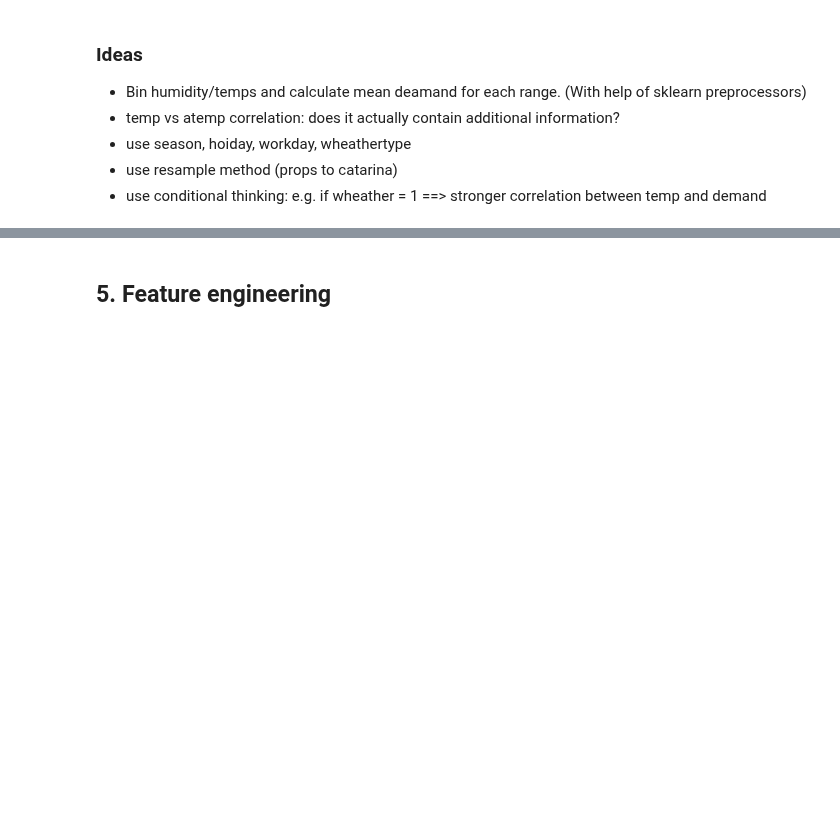
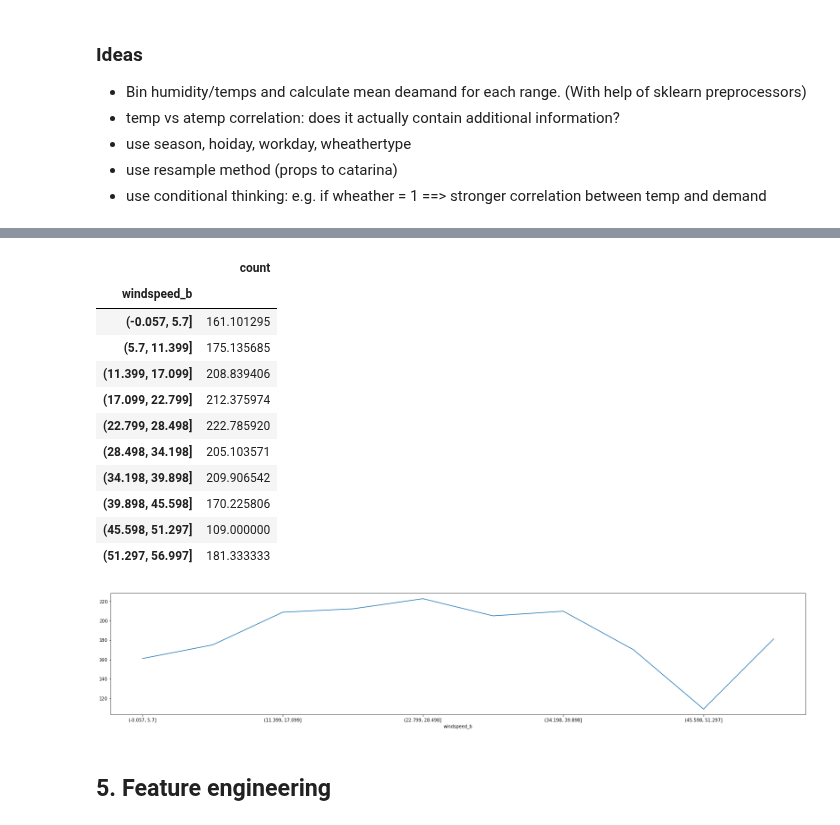
Before and after one commit to raphaelw/data-science-bootcamp, a Jupyter notebook: 03_week/project/bike_sharing_demand.ipynb, the cells around one changed output, grey strips where cells are left out. Drawn from its saved outputs; the diff is of its cells as text; code cells hidden in the pictures; blank space fills up the shorter version.

```diff
--- a/03_week/project/bike_sharing_demand.ipynb
+++ b/03_week/project/bike_sharing_demand.ipynb
@@ -262,3 +280,23 @@ High windspeeds go with decrease in demand.
+# %%
+# binning
+df['windspeed_b'] = pd.cut(x=df['windspeed'], bins=10)
+subdf=df[['windspeed_b','count']].groupby('windspeed_b').mean()
+subdf['count'].plot(figsize=(28,5))
+subdf
+# %% [output]
+|  | count |
+| windspeed_b |  |
+| (-0.057, 5.7] | 161.101295 |
+| (5.7, 11.399] | 175.135685 |
+| (11.399, 17.099] | 208.839406 |
+| (17.099, 22.799] | 212.375974 |
+| (22.799, 28.498] | 222.785920 |
+| (28.498, 34.198] | 205.103571 |
+| (34.198, 39.898] | 209.906542 |
+| (39.898, 45.598] | 170.225806 |
+| (45.598, 51.297] | 109.000000 |
+| (51.297, 56.997] | 181.333333 |
+[figure, added]
 # %% [markdown]
 ## 5. Feature engineering
 # %% [markdown]
```
Also changed, not shown: parts of 4 cells of this notebook, 1 other file.
